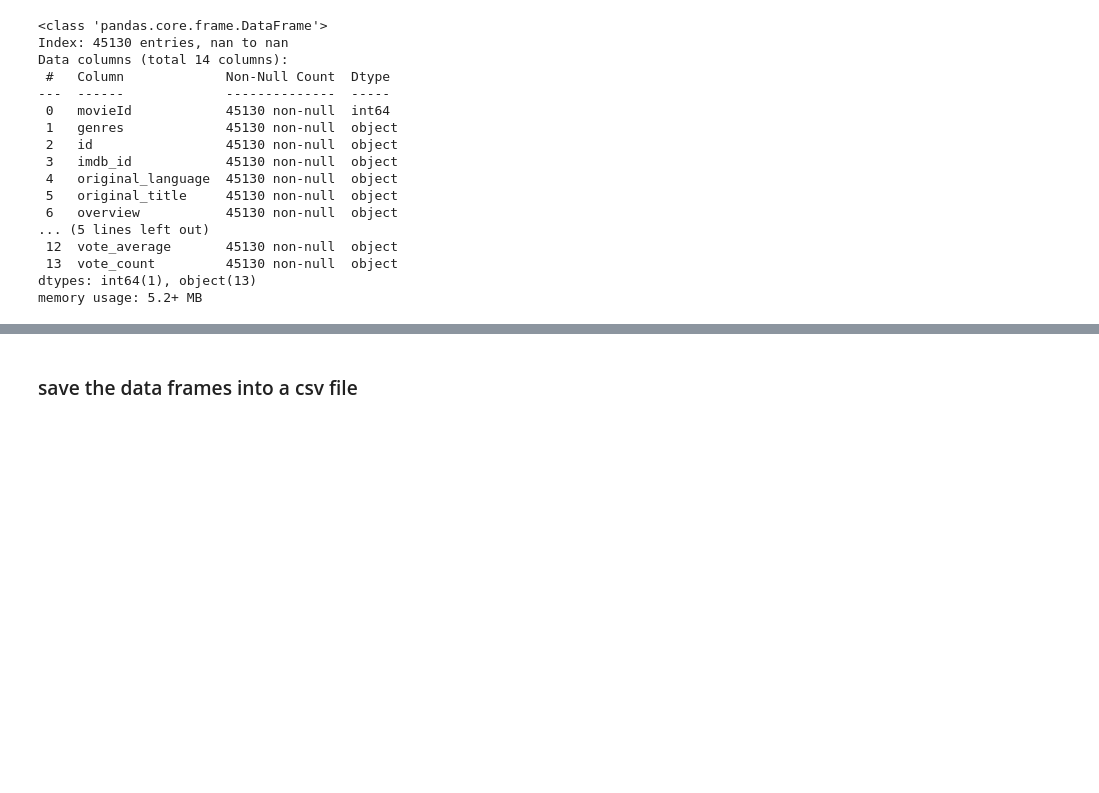
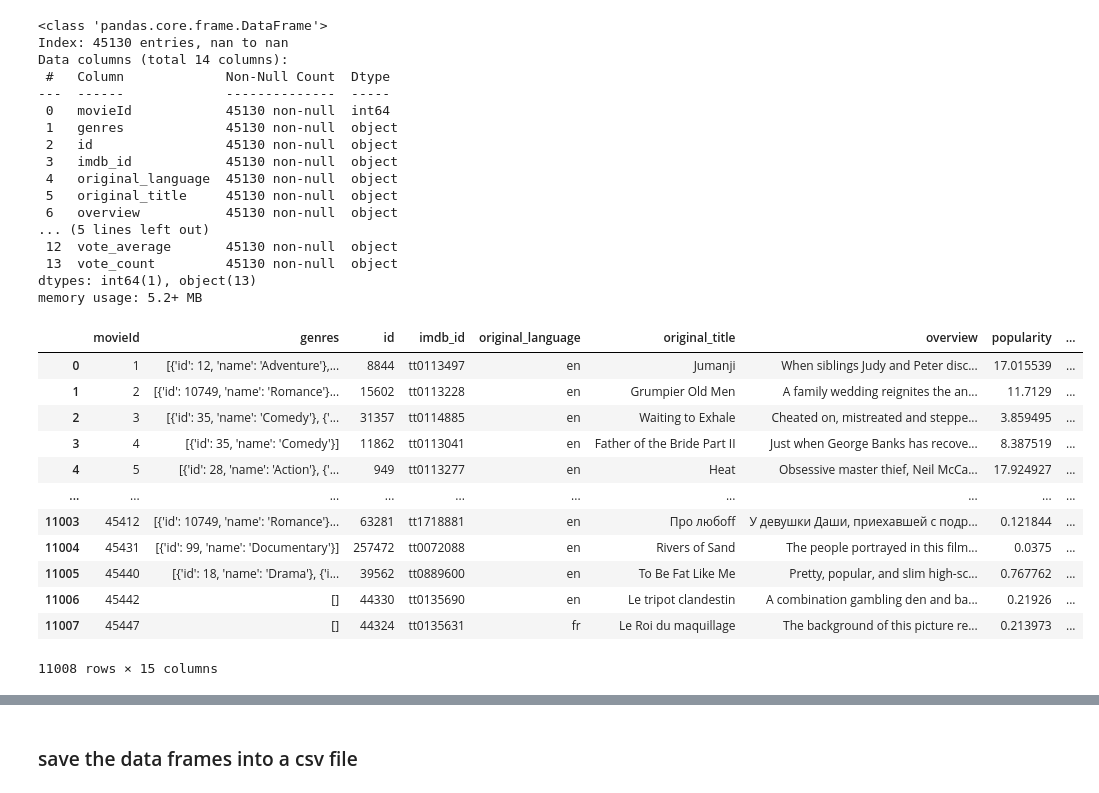
Before and after one commit to yaskarimi/movie-recommendation, a Jupyter notebook: data_cleaning.ipynb, the cells around one changed output, grey strips where cells are left out. Saved outputs shown, nothing was run; the diff lists cells and outputs as text; code cells hidden in the pictures; blank space fills up the shorter version.

Commit message:
commit on done cleaning and eda

```diff
--- a/data_cleaning.ipynb
+++ b/data_cleaning.ipynb
@@ -311,3 +311,23 @@ Data columns (total 14 columns):
  13  vote_count         45130 non-null  object
 dtypes: int64(1), object(13)
 memory usage: 5.2+ MB
+# %%
+#add the avg rating for each movie to the Dataframe
+ratings = clean_ratings_df.groupby("movieId")["rating"].mean().round(2)
+movies = movies_data.merge(ratings, on = 'movieId' , how = 'inner')
+# %%
+movies
+# %% [output]
+|  | movieId | genres | id | imdb_id | original_language | original_title | overview | popularity | ... |
+| 0 | 1 | [{'id': 12, 'name': 'Adventure'},... | 8844 | tt0113497 | en | Jumanji | When siblings Judy and Peter disc... | 17.015539 | ... |
+| 1 | 2 | [{'id': 10749, 'name': 'Romance'}... | 15602 | tt0113228 | en | Grumpier Old Men | A family wedding reignites the an... | 11.7129 | ... |
+| 2 | 3 | [{'id': 35, 'name': 'Comedy'}, {'... | 31357 | tt0114885 | en | Waiting to Exhale | Cheated on, mistreated and steppe... | 3.859495 | ... |
+| 3 | 4 | [{'id': 35, 'name': 'Comedy'}] | 11862 | tt0113041 | en | Father of the Bride Part II | Just when George Banks has recove... | 8.387519 | ... |
+| 4 | 5 | [{'id': 28, 'name': 'Action'}, {'... | 949 | tt0113277 | en | Heat | Obsessive master thief, Neil McCa... | 17.924927 | ... |
+| ... | ... | ... | ... | ... | ... | ... | ... | ... | ... |
+| 11003 | 45412 | [{'id': 10749, 'name': 'Romance'}... | 63281 | tt1718881 | en | Про любоff | У девушки Даши, приехавшей с подр... | 0.121844 | ... |
+| 11004 | 45431 | [{'id': 99, 'name': 'Documentary'}] | 257472 | tt0072088 | en | Rivers of Sand | The people portrayed in this film... | 0.0375 | ... |
+| 11005 | 45440 | [{'id': 18, 'name': 'Drama'}, {'i... | 39562 | tt0889600 | en | To Be Fat Like Me | Pretty, popular, and slim high-sc... | 0.767762 | ... |
+| 11006 | 45442 | [] | 44330 | tt0135690 | en | Le tripot clandestin | A combination gambling den and ba... | 0.21926 | ... |
+| 11007 | 45447 | [] | 44324 | tt0135631 | fr | Le Roi du maquillage | The background of this picture re... | 0.213973 | ... |
+11008 rows × 15 columns
```
Also changed, not shown: parts of 37 cells of this notebook, 1 other file.
